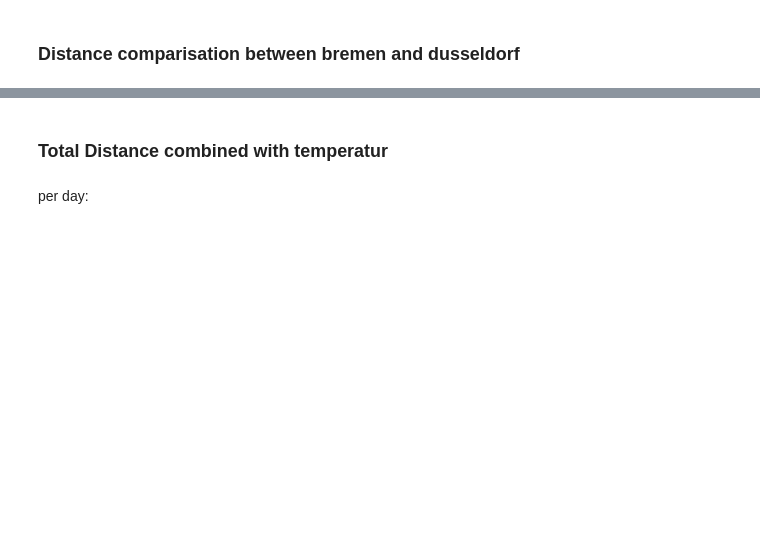
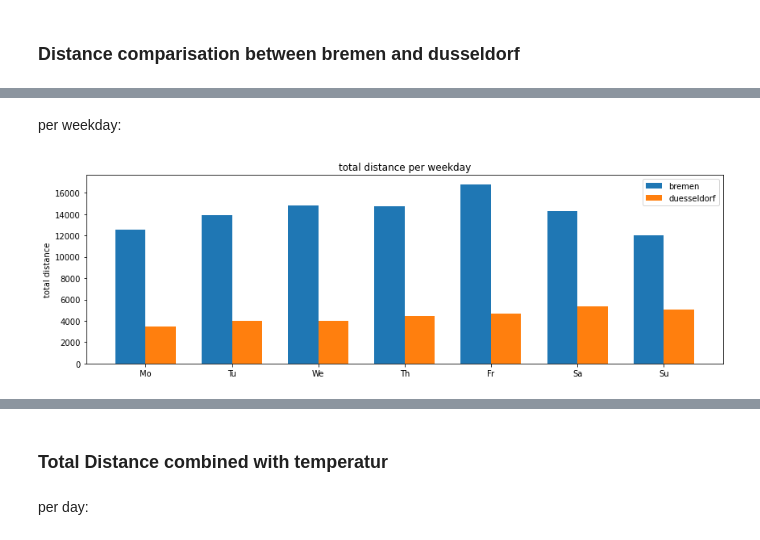
Before and after one commit to Polifka/eagle_gang, a Jupyter notebook: Auslastung von Bikes.ipynb, the cells around one changed output, grey strips where cells are left out. Cells and saved outputs as stored; diff of their text form; code cells hidden in the pictures; blank space fills up the shorter version.

```diff
--- a/Auslastung von Bikes.ipynb
+++ b/Auslastung von Bikes.ipynb
@@ -147,0 +176,6 @@ distancebar()
+# %% [markdown]
+per weekday:
+# %%
+distancebar('weekday')
+# %% [output]
+[figure, added]
```
Also changed, not shown: parts of 29 cells of this notebook, 2 other files.
